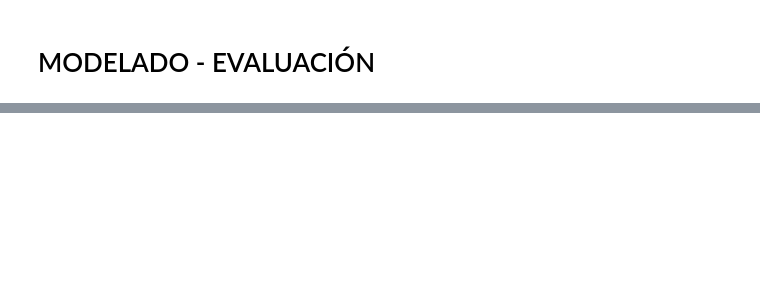
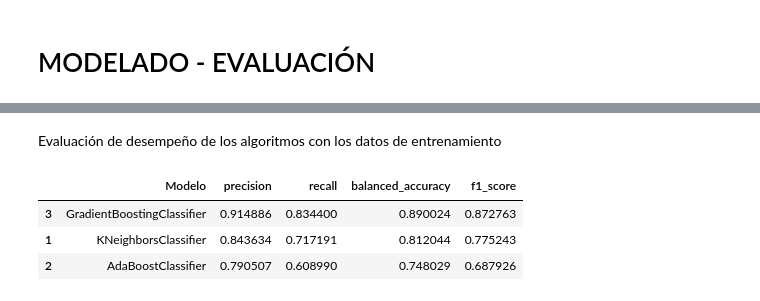
Before and after one commit to agomezj4/proyecto_TC, a Jupyter notebook: notebooks/4_jgom111_modelado.ipynb, the cells around one changed output, grey strips where cells are left out. Cells and saved outputs as stored; diff of their text form; code cells hidden in the pictures; blank space fills up the shorter version.

Commit message:
Se ha realizado una refactorización del código, optimizando las funciones y la estructura general. Se ha seleccionado el mejor modelo y se han extraído los valores SHAP correspondientes.

```diff
--- a/notebooks/4_jgom111_modelado.ipynb
+++ b/notebooks/4_jgom111_modelado.ipynb
@@ -74,0 +68,3 @@ ensemble_models = [
+# %%
+#separacion de datos en entrenamiento y prueba
+X_train, X_test, y_train, y_test= train_test_split(X, y_balanceado, test_size=0.25, random_state=0, shuffle= True, stratify=y_balanceado)
@@ -74,0 +111,4 @@ ensemble_models = [
+# %%
+#optimizacion de hiperparametros
+optimization = search_hyperparameters(X_train, y_train, hyperparameters)
+optimization
@@ -74,0 +135,23 @@ ensemble_models = [
+# %%
+#modelos hiperparametrizados
+kneighbors_model, kneighbors_grid_search = optimization['KNeighborsClassifier']
+adaboost_model, adaboost_grid_search = optimization['AdaBoostClassifier']
+gradientboosting_model, gradientboosting_grid_search = optimization['GradientBoostingClassifier']
+# %%
+#diccionario de modelos optimizados
+optimization_results = {
+    'KNeighborsClassifier': (kneighbors_model, kneighbors_grid_search),
+    'AdaBoostClassifier': (adaboost_model, adaboost_grid_search),
+    'GradientBoostingClassifier': (gradientboosting_model, gradientboosting_grid_search)
+}
+# %% [markdown]
+Evaluación de desempeño de los algoritmos con los datos de entrenamiento
+# %%
+#evaluacion en entranmiento de modelos hiperparametrizados
+metrics_df, _ = evaluation_metrics(optimization_results, X_test, y_test)
+metrics_df
+# %% [output]
+|  | Modelo | precision | recall | balanced_accuracy | f1_score |
+| 3 | GradientBoostingClassifier | 0.914886 | 0.834400 | 0.890024 | 0.872763 |
+| 1 | KNeighborsClassifier | 0.843634 | 0.717191 | 0.812044 | 0.775243 |
+| 2 | AdaBoostClassifier | 0.790507 | 0.608990 | 0.748029 | 0.687926 |
```
Also changed, not shown: parts of 34 cells of this notebook, 7 other files.
